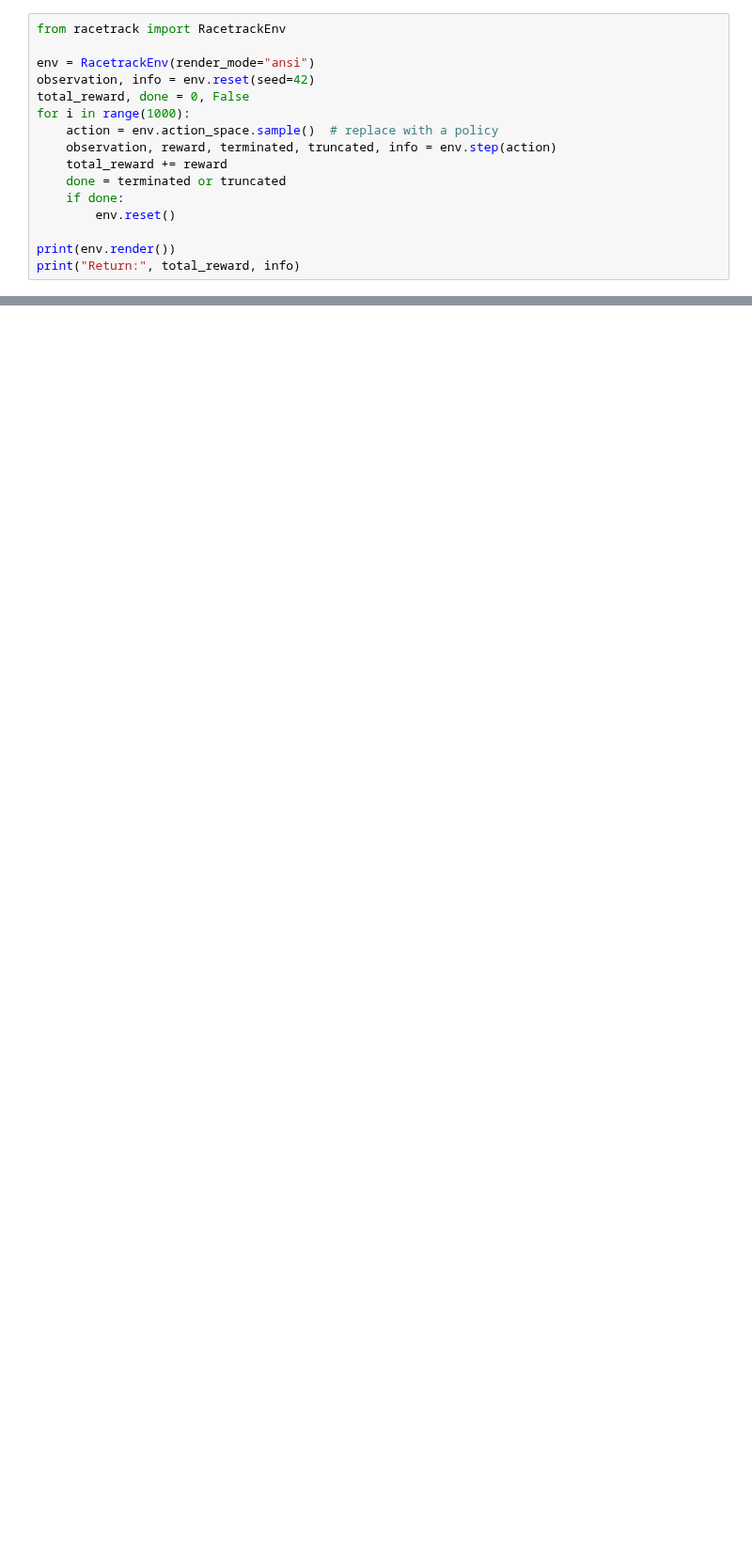
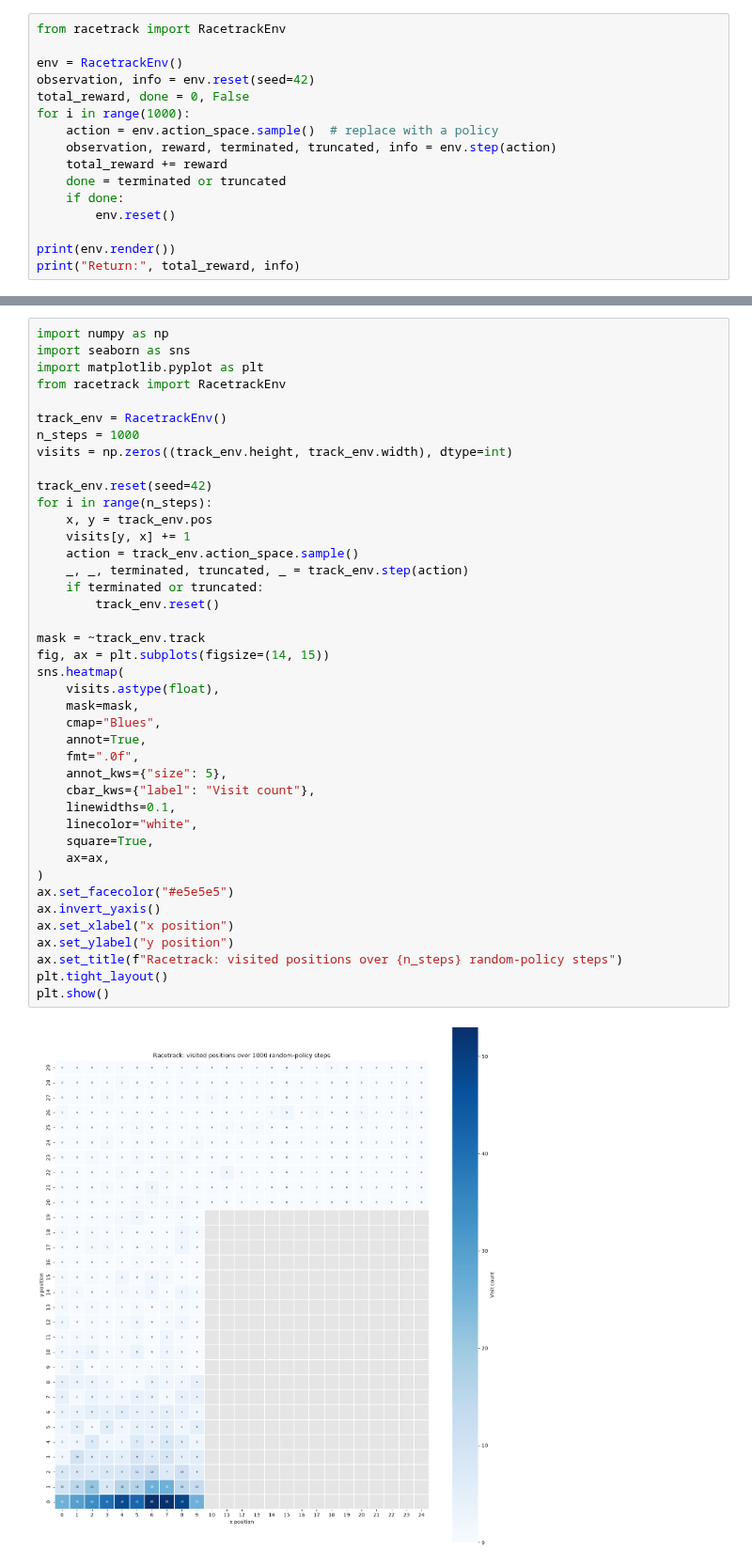
Before and after one commit to RobertMyersJr/CSC-5661, a Jupyter notebook: lab_2/lab_2.ipynb, the cells around one changed output, grey strips where cells are left out. Shown at 94% size. Drawn from its saved outputs; the diff is of its cells as text; blank space fills up the shorter version.

```diff
--- a/lab_2/lab_2.ipynb
+++ b/lab_2/lab_2.ipynb
@@ -26,7 +35,7 @@ DependencyNotInstalled: Box2D is not installed, you can install it by run `pip i
 # %%
 from racetrack import RacetrackEnv
 
-env = RacetrackEnv(render_mode="ansi")
+env = RacetrackEnv()
 observation, info = env.reset(seed=42)
 total_reward, done = 0, False
 for i in range(1000):
@@ -44,3 +75,46 @@ ModuleNotFoundError: No module named 'gymnasium'
+# %%
+import numpy as np
+import seaborn as sns
+import matplotlib.pyplot as plt
+from racetrack import RacetrackEnv
+
+track_env = RacetrackEnv()
+n_steps = 1000
+visits = np.zeros((track_env.height, track_env.width), dtype=int)
+
+track_env.reset(seed=42)
+for i in range(n_steps):
+    x, y = track_env.pos
+    visits[y, x] += 1
+    action = track_env.action_space.sample()
+    _, _, terminated, truncated, _ = track_env.step(action)
+    if terminated or truncated:
+        track_env.reset()
+
+mask = ~track_env.track
+fig, ax = plt.subplots(figsize=(14, 15))
+sns.heatmap(
+    visits.astype(float),
+    mask=mask,
+    cmap="Blues",
+    annot=True,
+    fmt=".0f",
+    annot_kws={"size": 5},
+    cbar_kws={"label": "Visit count"},
+    linewidths=0.1,
+    linecolor="white",
+    square=True,
+    ax=ax,
+)
+ax.set_facecolor("#e5e5e5")
+ax.invert_yaxis()
+ax.set_xlabel("x position")
+ax.set_ylabel("y position")
+ax.set_title(f"Racetrack: visited positions over {n_steps} random-policy steps")
+plt.tight_layout()
+plt.show()
+# %% [output]
+[figure, added]
 # %%
 from chase import ChaseEnv
 
```
Also changed, not shown: parts of 8 cells of this notebook.
